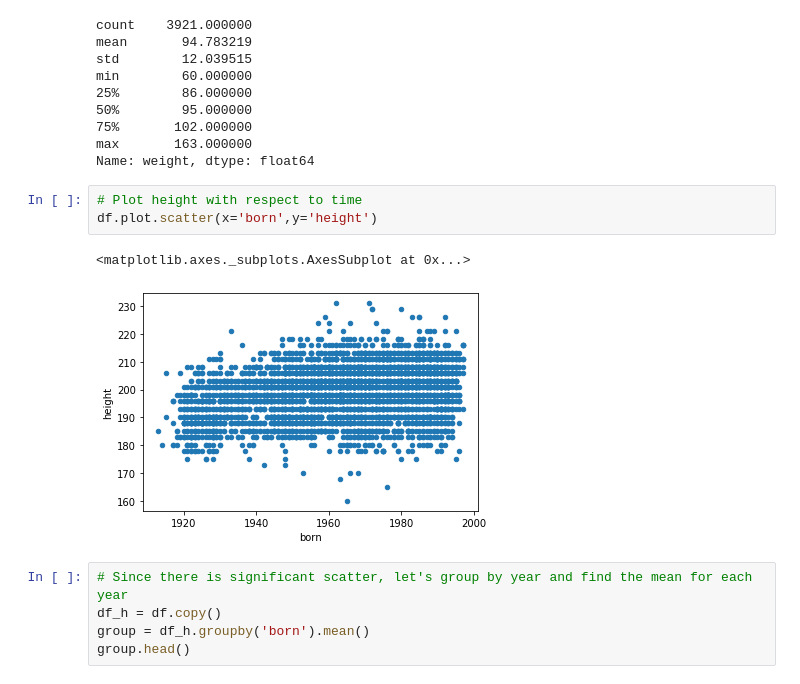
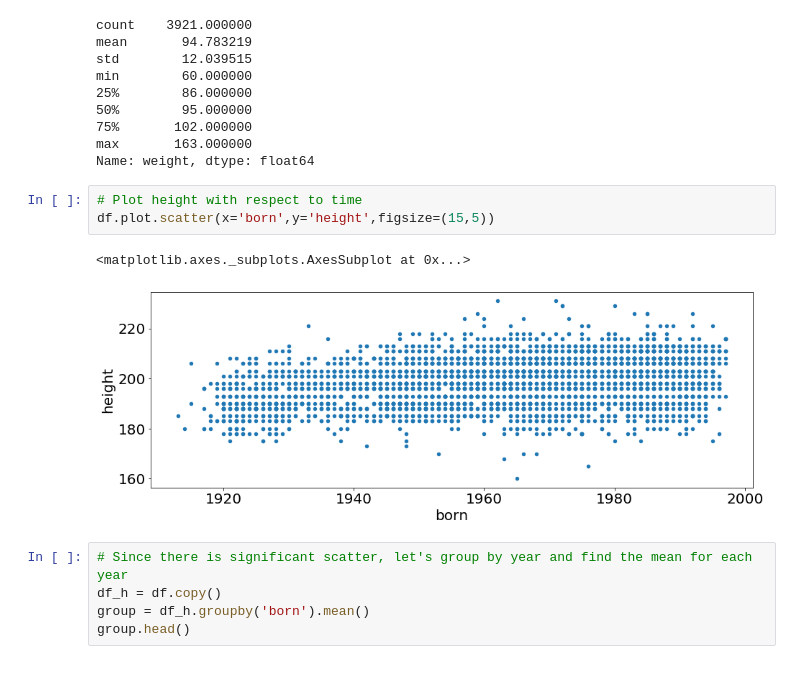
Before and after one commit to brentwilder/NBAplayers, a Jupyter notebook: NBA.ipynb, the cells around one changed output. Cells and saved outputs as stored; diff of their text form.

```diff
--- a/NBA.ipynb
+++ b/NBA.ipynb
@@ -173,10 +173,10 @@ max       163.000000
 Name: weight, dtype: float64
 # %%
 # Plot height with respect to time
-df.plot.scatter(x='born',y='height')
+df.plot.scatter(x='born',y='height',figsize=(15,5))
 # %% [output]
 <matplotlib.axes._subplots.AxesSubplot at 0x...>
-[figure, old version]
+[figure, new version]
 # %%
 # Since there is significant scatter, let's group by year and find the mean for each year
 df_h = df.copy()
```
Also changed, not shown: parts of 9 cells of this notebook, 1 other file.
